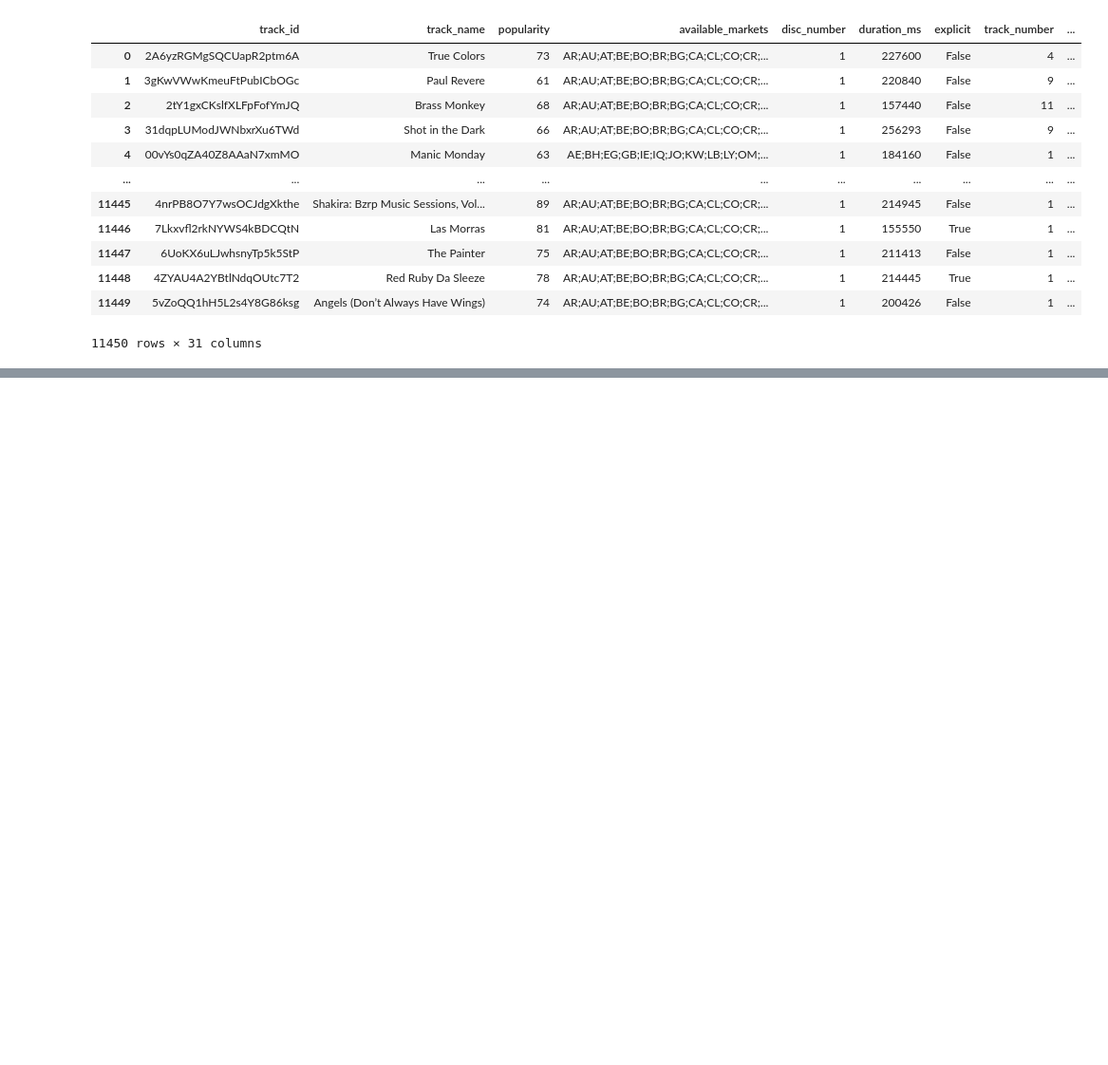
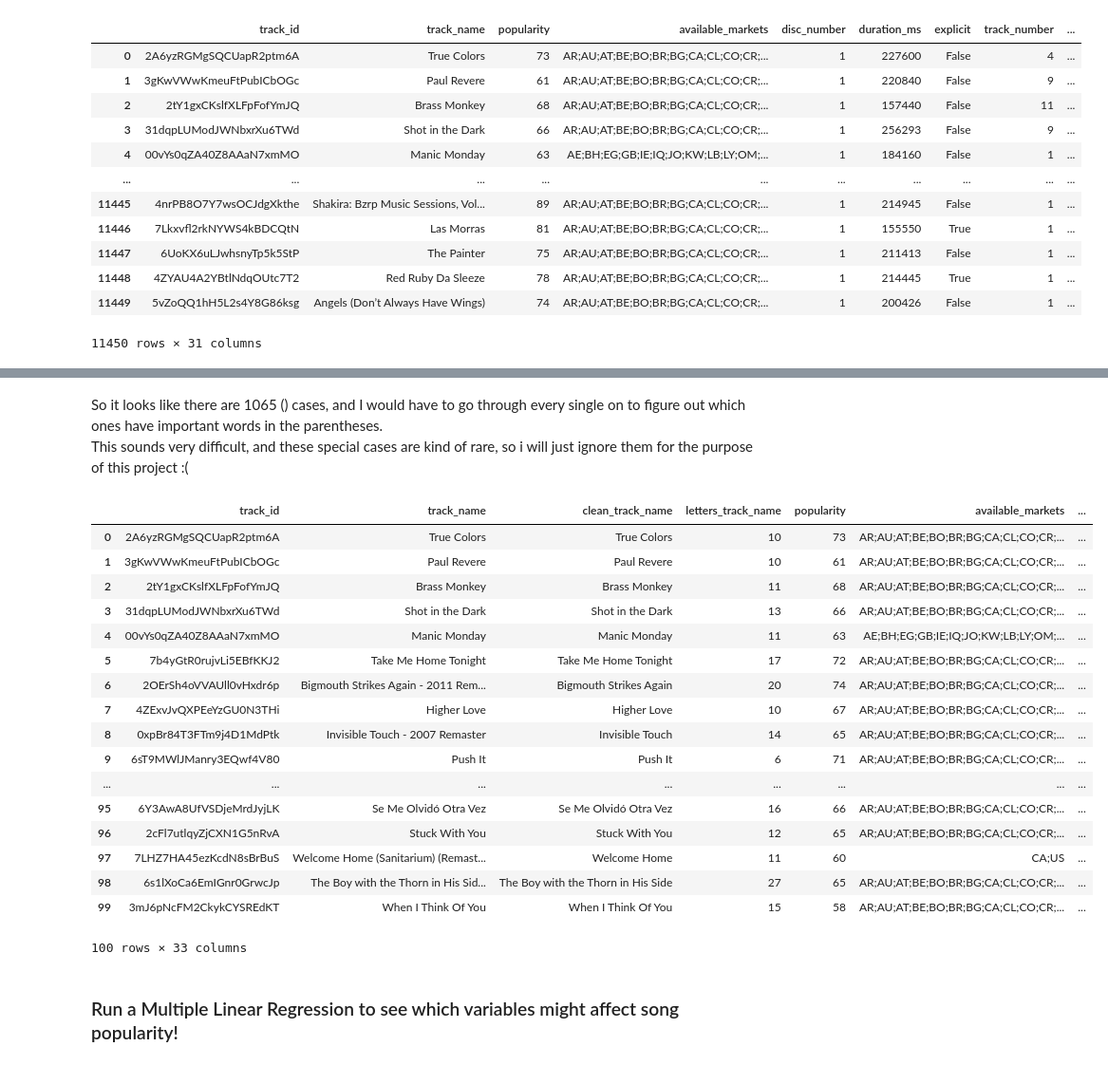
Before and after one commit to kenadipea/Simulations_Project, a Jupyter notebook: Kenadi_Scrap.ipynb, the cells around one changed output, grey strips where cells are left out. Shown: that part at 95% size. Saved outputs shown, nothing was run; the diff lists cells and outputs as text; code cells hidden in the pictures; blank space fills up the shorter version.

Commit message:
started cleaning

```diff
--- a/Kenadi_Scrap.ipynb
+++ b/Kenadi_Scrap.ipynb
@@ -18,7 +18,7 @@ Index(['Unnamed: 0.1', 'Unnamed: 0', 'track_id', 'track_name', 'popularity',
        'year', 'duration_min'],
       dtype='object')
 # %%
-dropping = ['href', 'artists_ids', 'principal_artist_id', 'analysis_url']
+dropping = ['Unnamed: 0.1', 'Unnamed: 0', 'href', 'artists_ids', 'principal_artist_id', 'analysis_url'] #drop irrelevant columns
 df = df.drop(dropping, axis = 1)
 df
 # %% [output]
@@ -37,0 +69,43 @@ df
+# %% [markdown]
+So it looks like there are 1065 () cases, and I would have to go through every single on to figure out which ones have important words in the parentheses.
+This sounds very difficult, and these special cases are kind of rare, so i will just ignore them for the purpose of this project :(
+# %%
+#makes new column without anything after a -,:, or ().
+#This removes all of the "remaster" and features from counting in my letter and word count
+#only does the for stuff at the end of the string so that it keep words important to the title
+    #Ex:
+df.insert(
+    2, #insert new column next to track name
+    'clean_track_name', #name for new column
+    df['track_name'].str.replace(r'\s*(\([^)]*\)|-.*|:.*)$', '', regex=True)
+)
+#note for str.replace
+    #\s*                 → optional spaces before extra info
+    #(\([^)]*\)|-.*|:.*) → match either: parentheses with anything inside, a dash + anything, or a colon + anything
+    #$                   → only at the end of the string
+
+#sum letters in track_name string excluding spaces, special characters, and numbers; then make new column
+df.insert(3, 'letters_track_name', df['clean_track_name'].str.count(r'[A-Za-z]'))
+
+df.head(100) #show me more rows for checking
+# %% [output]
+|  | track_id | track_name | clean_track_name | letters_track_name | popularity | available_markets | ... |
+| 0 | 2A6yzRGMgSQCUapR2ptm6A | True Colors | True Colors | 10 | 73 | AR;AU;AT;BE;BO;BR;BG;CA;CL;CO;CR;... | ... |
+| 1 | 3gKwVWwKmeuFtPubICbOGc | Paul Revere | Paul Revere | 10 | 61 | AR;AU;AT;BE;BO;BR;BG;CA;CL;CO;CR;... | ... |
+| 2 | 2tY1gxCKslfXLFpFofYmJQ | Brass Monkey | Brass Monkey | 11 | 68 | AR;AU;AT;BE;BO;BR;BG;CA;CL;CO;CR;... | ... |
+| 3 | 31dqpLUModJWNbxrXu6TWd | Shot in the Dark | Shot in the Dark | 13 | 66 | AR;AU;AT;BE;BO;BR;BG;CA;CL;CO;CR;... | ... |
+| 4 | 00vYs0qZA40Z8AAaN7xmMO | Manic Monday | Manic Monday | 11 | 63 | AE;BH;EG;GB;IE;IQ;JO;KW;LB;LY;OM;... | ... |
+| 5 | 7b4yGtR0rujvLi5EBfKKJ2 | Take Me Home Tonight | Take Me Home Tonight | 17 | 72 | AR;AU;AT;BE;BO;BR;BG;CA;CL;CO;CR;... | ... |
+| 6 | 2OErSh4oVVAUll0vHxdr6p | Bigmouth Strikes Again - 2011 Rem... | Bigmouth Strikes Again | 20 | 74 | AR;AU;AT;BE;BO;BR;BG;CA;CL;CO;CR;... | ... |
+| 7 | 4ZExvJvQXPEeYzGU0N3THi | Higher Love | Higher Love | 10 | 67 | AR;AU;AT;BE;BO;BR;BG;CA;CL;CO;CR;... | ... |
+| 8 | 0xpBr84T3FTm9j4D1MdPtk | Invisible Touch - 2007 Remaster | Invisible Touch | 14 | 65 | AR;AU;AT;BE;BO;BR;BG;CA;CL;CO;CR;... | ... |
+| 9 | 6sT9MWlJManry3EQwf4V80 | Push It | Push It | 6 | 71 | AR;AU;AT;BE;BO;BR;BG;CA;CL;CO;CR;... | ... |
+| ... | ... | ... | ... | ... | ... | ... | ... |
+| 95 | 6Y3AwA8UfVSDjeMrdJyjLK | Se Me Olvidó Otra Vez | Se Me Olvidó Otra Vez | 16 | 66 | AR;AU;AT;BE;BO;BR;BG;CA;CL;CO;CR;... | ... |
+| 96 | 2cFl7utlqyZjCXN1G5nRvA | Stuck With You | Stuck With You | 12 | 65 | AR;AU;AT;BE;BO;BR;BG;CA;CL;CO;CR;... | ... |
+| 97 | 7LHZ7HA45ezKcdN8sBrBuS | Welcome Home (Sanitarium) (Remast... | Welcome Home | 11 | 60 | CA;US | ... |
+| 98 | 6s1lXoCa6EmIGnr0GrwcJp | The Boy with the Thorn in His Sid... | The Boy with the Thorn in His Side | 27 | 65 | AR;AU;AT;BE;BO;BR;BG;CA;CL;CO;CR;... | ... |
+| 99 | 3mJ6pNcFM2CkykCYSREdKT | When I Think Of You | When I Think Of You | 15 | 58 | AR;AU;AT;BE;BO;BR;BG;CA;CL;CO;CR;... | ... |
+100 rows × 33 columns
+# %% [markdown]
+### Run a Multiple Linear Regression to see which variables might affect song popularity!
```
Also changed, not shown: parts of 5 cells of this notebook, 2 other files.
